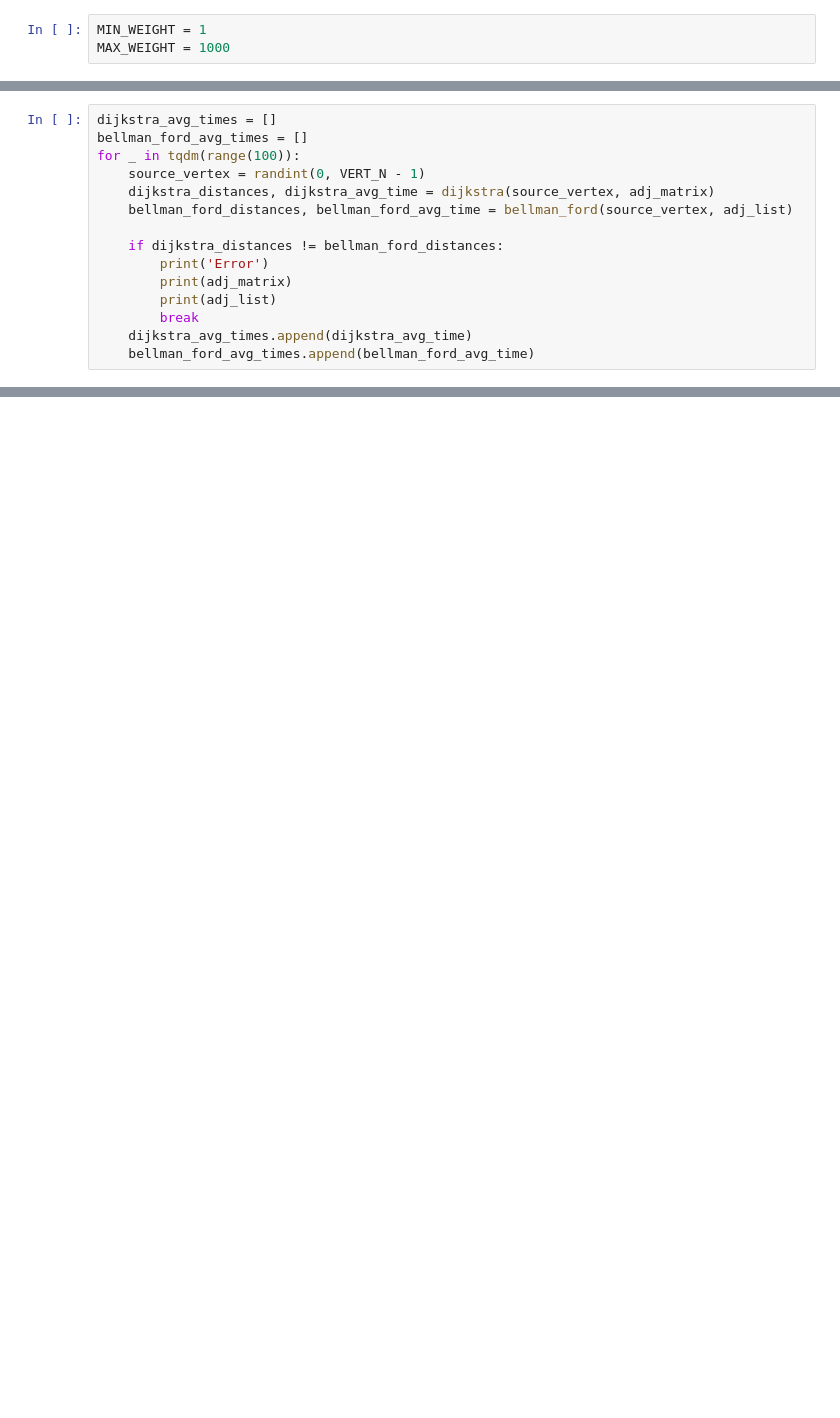
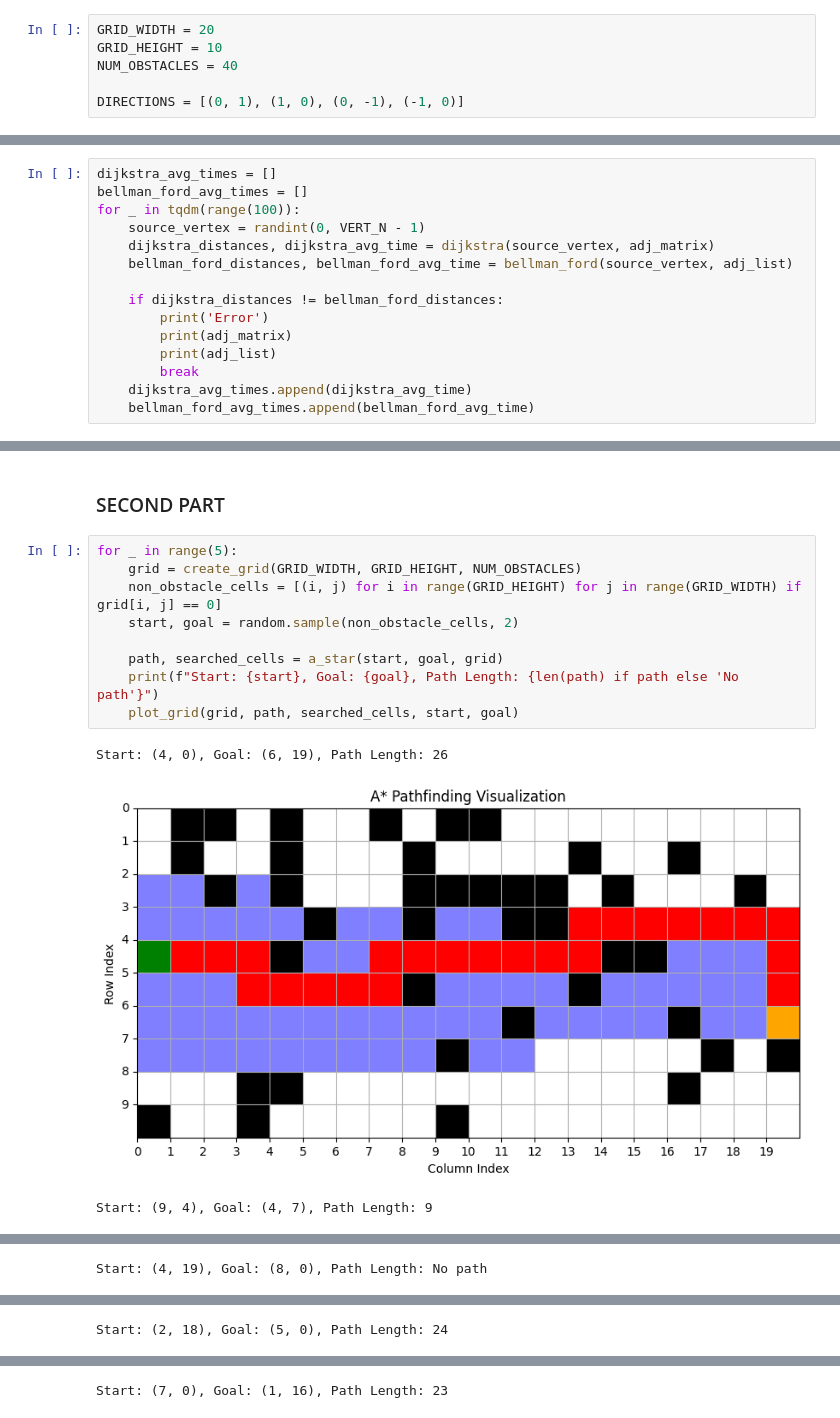
Before and after one commit to abrleva8/ITMO_algorithms, a Jupyter notebook: task_6_Abramian.ipynb, the cells around one changed output, grey strips where cells are left out. Saved outputs shown, nothing was run; the diff lists cells and outputs as text; blank space fills up the shorter version.

Commit message:
task 6 second attempt

```diff
--- a/task_6_Abramian.ipynb
+++ b/task_6_Abramian.ipynb
@@ -21,3 +28,6 @@ EDGE_N = 500
 # %%
-MIN_WEIGHT = 1
-MAX_WEIGHT = 1000
+GRID_WIDTH = 20
+GRID_HEIGHT = 10
+NUM_OBSTACLES = 40
+
+DIRECTIONS = [(0, 1), (1, 0), (0, -1), (-1, 0)]
@@ -183,0 +298,15 @@ TtestResult(statistic=np.float64(-19.525128033399593), pvalue=np.float64(4.90144
+# %% [markdown]
+### SECOND PART
+# %%
+for _ in range(5):
+    grid = create_grid(GRID_WIDTH, GRID_HEIGHT, NUM_OBSTACLES)
+    non_obstacle_cells = [(i, j) for i in range(GRID_HEIGHT) for j in range(GRID_WIDTH) if grid[i, j] == 0]
+    start, goal = random.sample(non_obstacle_cells, 2)
+
+    path, searched_cells = a_star(start, goal, grid)
+    print(f"Start: {start}, Goal: {goal}, Path Length: {len(path) if path else 'No path'}")
+    plot_grid(grid, path, searched_cells, start, goal)
+# %% [output]
+Start: (4, 0), Goal: (6, 19), Path Length: 26
+[figure, added]
+Start: (9, 4), Goal: (4, 7), Path Length: 9
@@ -183,0 +314 @@ TtestResult(statistic=np.float64(-19.525128033399593), pvalue=np.float64(4.90144
+Start: (4, 19), Goal: (8, 0), Path Length: No path
@@ -183,0 +316 @@ TtestResult(statistic=np.float64(-19.525128033399593), pvalue=np.float64(4.90144
+Start: (2, 18), Goal: (5, 0), Path Length: 24
@@ -183,0 +318 @@ TtestResult(statistic=np.float64(-19.525128033399593), pvalue=np.float64(4.90144
+Start: (7, 0), Goal: (1, 16), Path Length: 23
```
Also changed, not shown: parts of 10 cells of this notebook.
